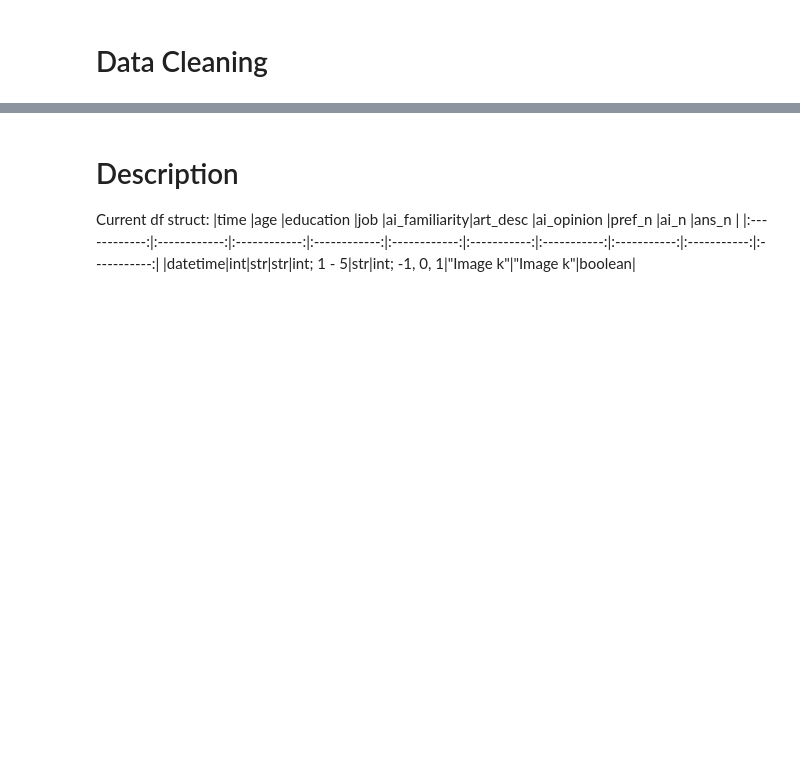
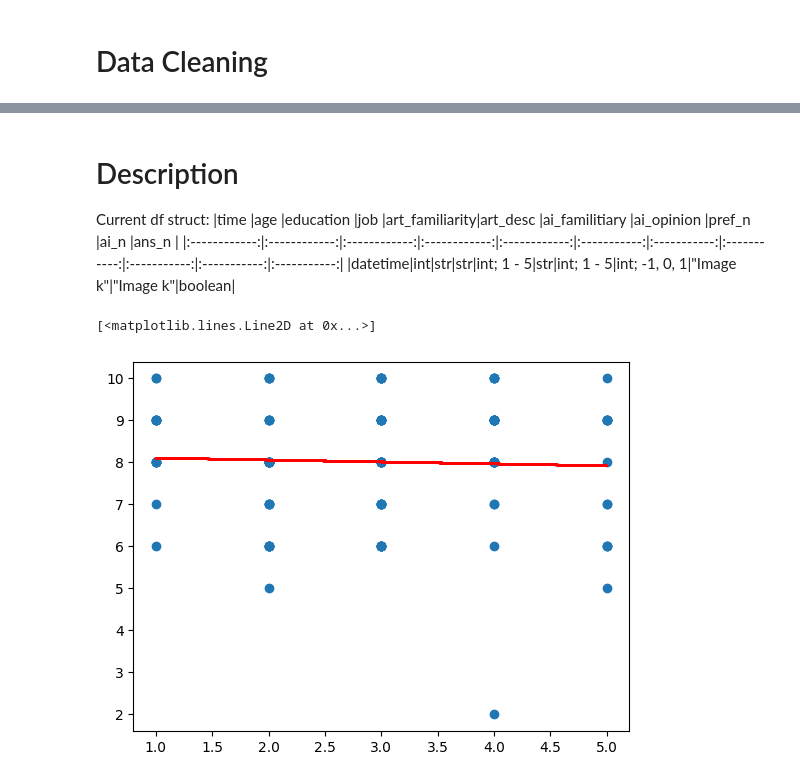
Before and after one commit to Dante1DC/Finding_AI_Registry_Test, a Jupyter notebook: Analysis/analysis.ipynb, the cells around one changed output, grey strips where cells are left out. Cells and saved outputs as stored; diff of their text form; code cells hidden in the pictures; blank space fills up the shorter version.

```diff
--- a/Analysis/analysis.ipynb
+++ b/Analysis/analysis.ipynb
@@ -19,8 +19,9 @@ df = df.rename(columns={"Timestamp" : "time",
                         "What is your age?" : "age",
                         "What is your highest level of education?" : "education",
                         "What is your job? (Say \"N/A\" if not applicable, and \"Student\" if you're a student)" : "job",
-                        "How familiar are you with visual art? (Paintings, digital, sketches, etc.)" : "ai_familiarity",
+                        "How familiar are you with visual art? (Paintings, digital, sketches, etc.)" : "art_familiarity",
                         "Please describe your experience with art in a sentence, including mediums if you are an artist. If you have no familiarity with art, say \"None.\"" : "art_desc",
+                        "How familiar are you with artificial intelligence (AI)?" : "ai_familiarity",
                         "What's your opinion on AI-generated art?" : "ai_opinion",
                         "Which image did you like more?" : "pref_0",
                         "Which image do you think is AI generated?" : "ai_0",
@@ -50,4 +51,9 @@ df = df.dropna(subset=["age"])
 # add a feature for whether or not they got a question right
 for index in range(10):
     df["ans_" + str(index)] = df["ai_" + str(index)] == ANSWER_KEY[index]
+df["num_correct"] = 0
+for i, row in df.iterrows():
+    for index in range(10):
+        if row["ans_" + str(index)] == True:
+            df["num_correct"][i] = df["num_correct"][i] + 1
 # %% [output]
@@ -55,6 +77,22 @@ for index in range(10):
 # %% [markdown]
 # Description
 Current df struct:
-|time          |age           |education     |job           |ai_familiarity|art_desc     |ai_opinion   |pref_n       |ai_n         |ans_n        |
-|:------------:|:------------:|:------------:|:------------:|:------------:|:-----------:|:-----------:|:-----------:|:-----------:|:-----------:|
-|datetime|int|str|str|int; 1 - 5|str|int; -1, 0, 1|"Image k"|"Image k"|boolean|
+|time          |age           |education     |job           |art_familiarity|art_desc     |ai_familitiary |ai_opinion   |pref_n       |ai_n         |ans_n        |
+|:------------:|:------------:|:------------:|:------------:|:------------:|:-----------:|:-----------:|:-----------:|:-----------:|:-----------:|:-----------:|
+|datetime|int|str|str|int; 1 - 5|str|int; 1 - 5|int; -1, 0, 1|"Image k"|"Image k"|boolean|
+# %%
+
+
+plt.scatter(df["art_familiarity"], df["num_correct"])
+df["num_correct"]
+lr1 = lr()
+X = df["art_familiarity"].to_numpy().reshape(-1, 1)
+x = df["art_familiarity"]
+y =  df["num_correct"]
+lr1.fit(X, y)
+b = lr1.intercept_
+m = lr1.coef_
+plt.plot(x, m*x+b, "-r")
+# %% [output]
+[<matplotlib.lines.Line2D at 0x...>]
+[figure, added]
```
Also changed, not shown: parts of 5 cells of this notebook, 1 other file.
